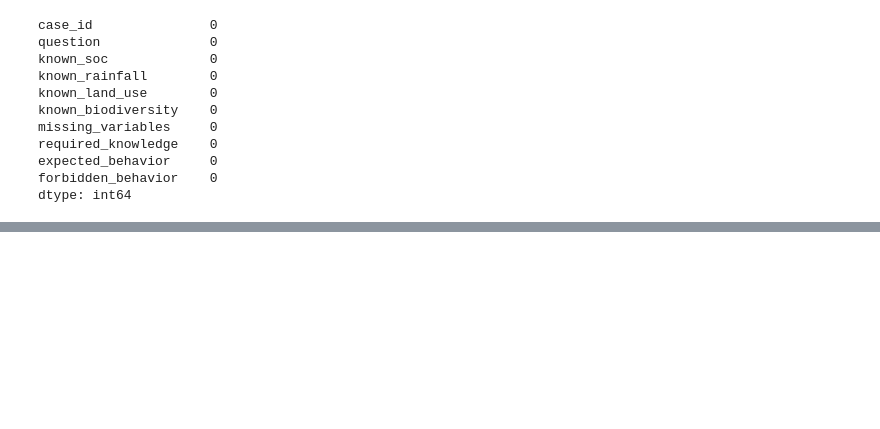
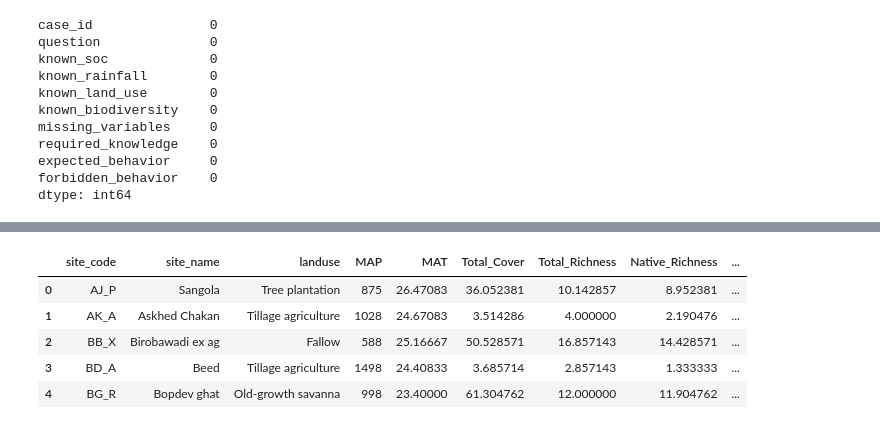
Before and after one commit to Arp518/biodiversity-intelligence-ai, a Jupyter notebook: notebooks/01_data_exploration.ipynb, the cells around one changed output, grey strips where cells are left out. Drawn from its saved outputs; the diff is of its cells as text; code cells hidden in the pictures; blank space fills up the shorter version.

```diff
--- a/notebooks/01_data_exploration.ipynb
+++ b/notebooks/01_data_exploration.ipynb
@@ -65,0 +162,9 @@ dtype: int64
+# %%
+df.head()
+# %% [output]
+|  | site_code | site_name | landuse | MAP | MAT | Total_Cover | Total_Richness | Native_Richness | ... |
+| 0 | AJ_P | Sangola | Tree plantation | 875 | 26.47083 | 36.052381 | 10.142857 | 8.952381 | ... |
+| 1 | AK_A | Askhed Chakan | Tillage agriculture | 1028 | 24.67083 | 3.514286 | 4.000000 | 2.190476 | ... |
+| 2 | BB_X | Birobawadi ex ag | Fallow | 588 | 25.16667 | 50.528571 | 16.857143 | 14.428571 | ... |
+| 3 | BD_A | Beed | Tillage agriculture | 1498 | 24.40833 | 3.685714 | 2.857143 | 1.333333 | ... |
+| 4 | BG_R | Bopdev ghat | Old-growth savanna | 998 | 23.40000 | 61.304762 | 12.000000 | 11.904762 | ... |
```
Also changed, not shown: parts of 40 cells of this notebook, 12 other files.
